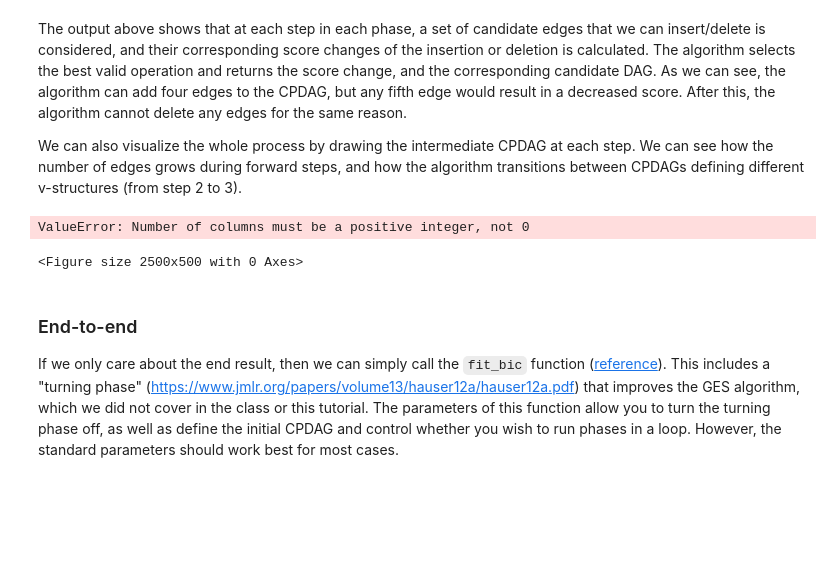
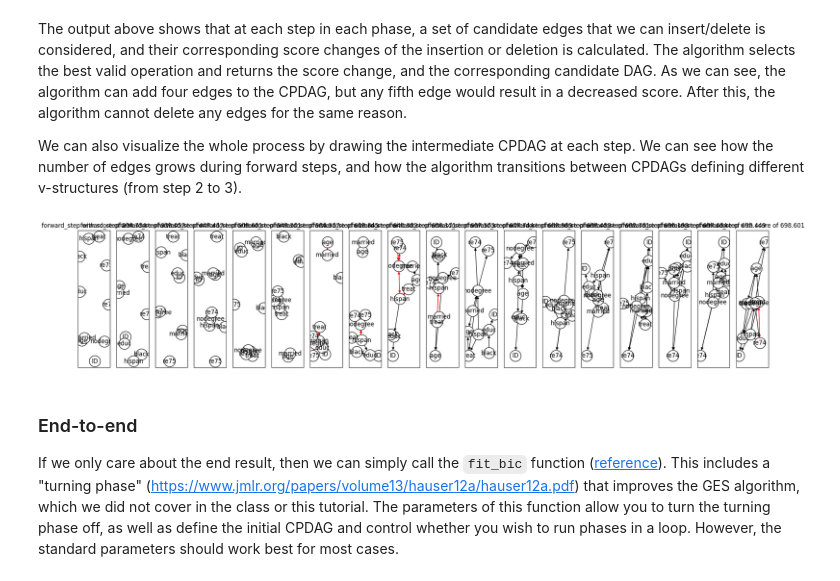
Before and after one commit to sohamchatterjee50/CAUSALITY, a Jupyter notebook: Causal_Discovery.ipynb, the cells around one changed output. Cells and saved outputs as stored; diff of their text form; code cells hidden in the pictures; blank space fills up the shorter version.

```diff
--- a/Causal_Discovery.ipynb
+++ b/Causal_Discovery.ipynb
@@ -144,7 +144,7 @@ inter_scores = []
 inter_phases = []
 
 # Initialization
-score_class = ges.scores.gauss_obs_l0_pen.GaussObsL0Pen(df.to_numpy()) # initalize the Gaussian BIC score (with numpy array)
+score_class = ges.scores.gauss_obs_l0_pen.GaussObsL0Pen(df_withoutid.to_numpy()) # initalize the Gaussian BIC score (with numpy array)
 cpdag = np.zeros((len(nodes), len(nodes))) # Initialize empty CPDAG as adjacency matrix
 score = 0
 
@@ -177,15 +193,14 @@ We can also visualize the whole process by drawing the intermediate CPDAG at eac
 # %%
 fig, axs = plt.subplots(1, len(inter_adjs), figsize=(25, 5))
 for ax, adj, score, phase in zip(axs, inter_adjs, inter_scores, inter_phases):
     G = nx.relabel_nodes(nx.DiGraph(adj), {idx: i for idx, i in enumerate(df.columns)})
     colors = ['red'  if (y,x) in G.edges() else 'black' for (x,y) in G.edges()]
-    nx.draw_networkx(G, ax=ax, with_labels=True, node_size=500, node_color='w', edgecolors ='black', pos=pos,
+    nx.draw_networkx(G, ax=ax, with_labels=True, node_size=500, node_color='w', edgecolors ='black',
                      edge_color=colors)
     ax.set_title(phase + ' with score of {0:.3f}'.format(score))
 plt.show()
 # %% [output]
-ValueError: Number of columns must be a positive integer, not 0
-<Figure size 2500x500 with 0 Axes>
+[figure, added]
 # %% [markdown]
 ### End-to-end
 If we only care about the end result, then we can simply call the `fit_bic` function ([reference](https://github.com/juangamella/ges#using-the-gaussian-bic-score-gesfit_bic)). This includes a "turning phase" (https://www.jmlr.org/papers/volume13/hauser12a/hauser12a.pdf) that improves the GES algorithm, which we did not cover in the class or this tutorial. The parameters of this function allow you to turn the turning phase off, as well as define the initial CPDAG and control whether you wish to run phases in a loop. However, the standard parameters should work best for most cases.
```
Also changed, not shown: parts of 4 cells of this notebook.
